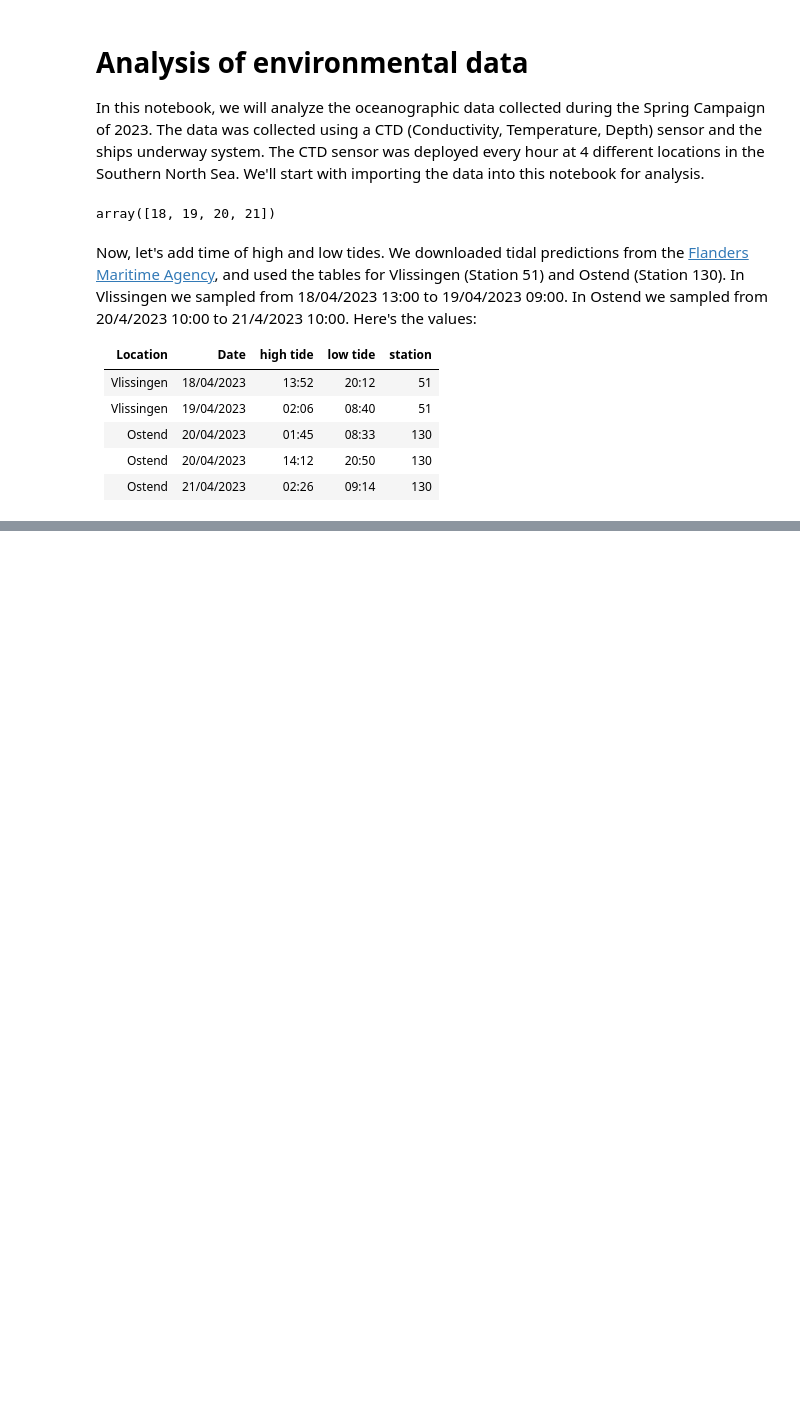
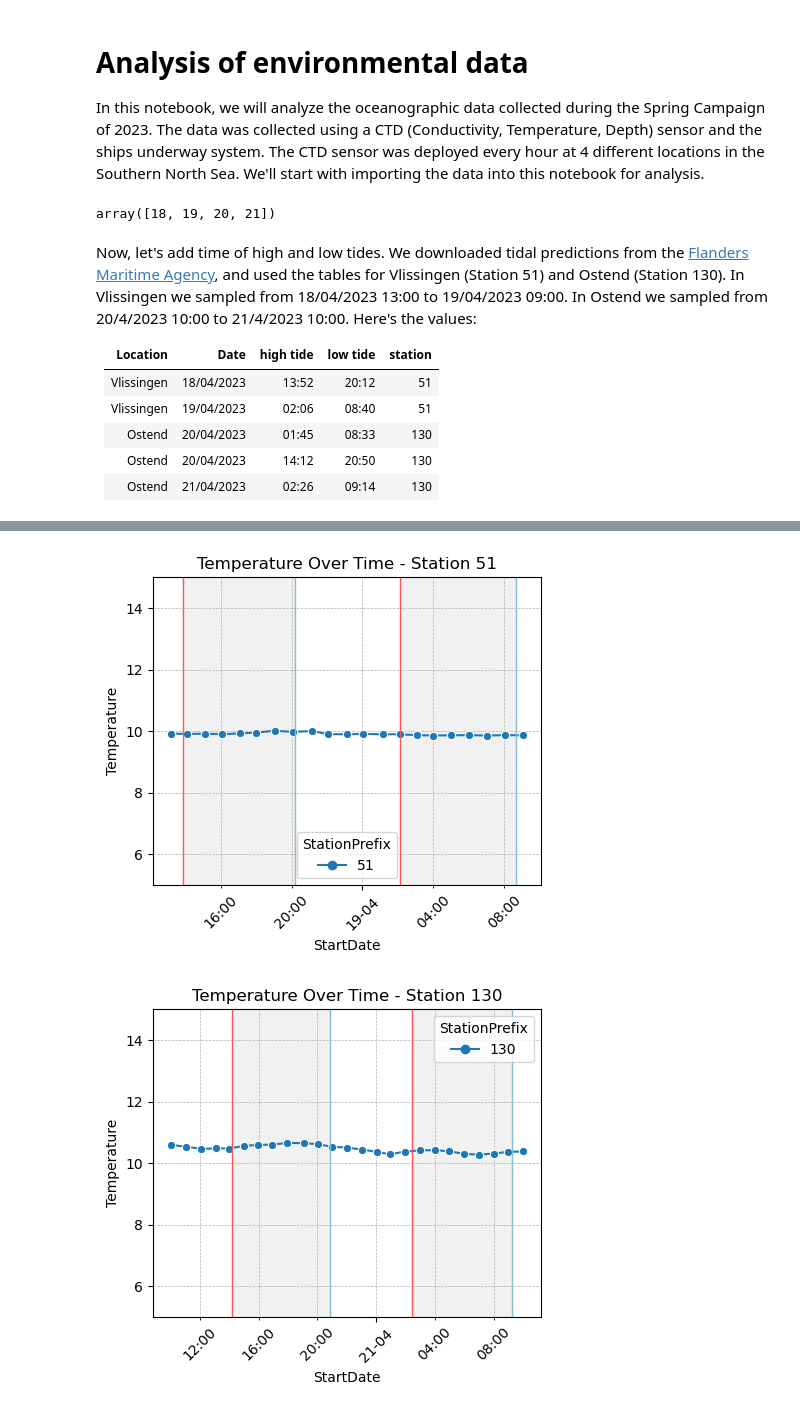
Before and after one commit to MichielPerneel/spring_campaign_2023, a Jupyter notebook: scripts/environmental_analysis.ipynb, the cells around one changed output, grey strips where cells are left out. Saved outputs shown, nothing was run; the diff lists cells and outputs as text; code cells hidden in the pictures; blank space fills up the shorter version.

```diff
--- a/scripts/environmental_analysis.ipynb
+++ b/scripts/environmental_analysis.ipynb
@@ -943,0 +193,5 @@ Now we'll plot the sampling points and where the ship was at the time of samplin
+# %%
+plot_environmental_variable_per_station(ctd_data, tides_df, 'Temperature', (5, 15), '../figures/environmental')
+# %% [output]
+[figure, added]
+[figure, added]
```
Also changed, not shown: parts of 56 cells of this notebook, 2 other files.
